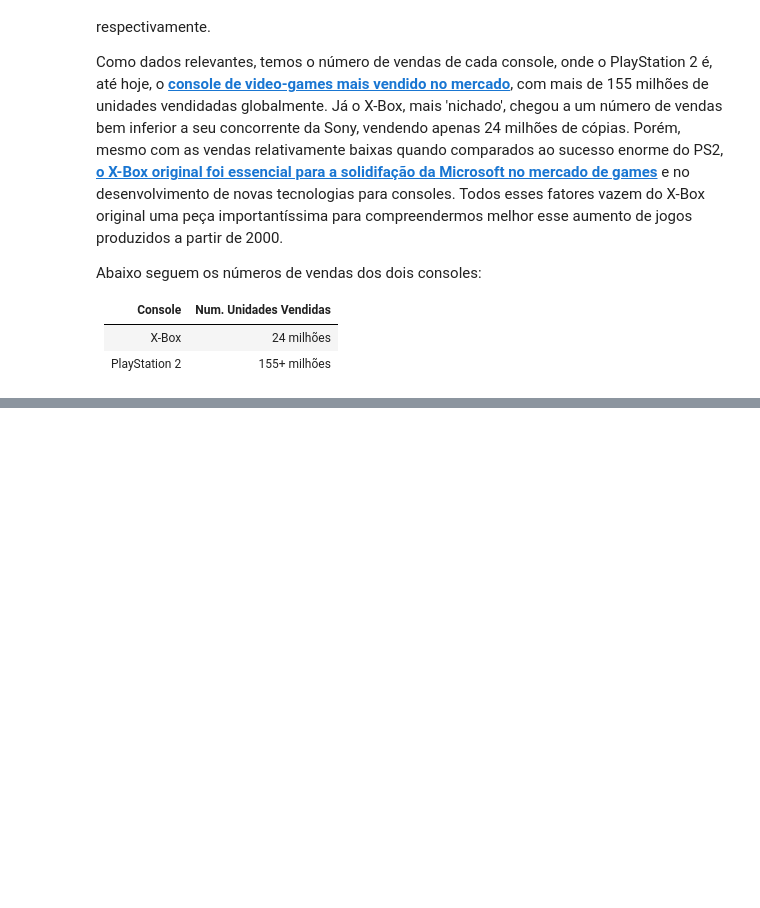
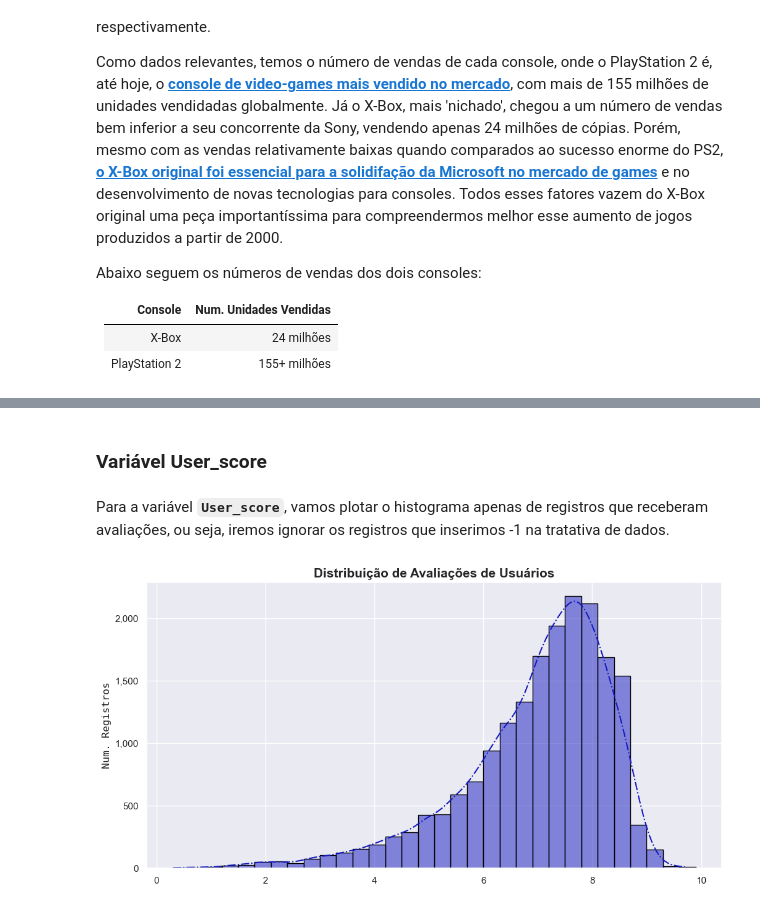
Before and after one commit to JoSEPHDev2022/Metacritc_Scores_Video_Games, a Jupyter notebook: analise_descritiva.ipynb, the cells around one changed output, grey strips where cells are left out. Drawn from its saved outputs; the diff is of its cells as text; code cells hidden in the pictures; blank space fills up the shorter version.

```diff
--- a/analise_descritiva.ipynb
+++ b/analise_descritiva.ipynb
@@ -699,0 +748,15 @@ Abaixo seguem os números de vendas dos dois consoles:
+# %% [markdown]
+### **Variável User_score**
+# %% [markdown]
+Para a variável **`User_score`**, vamos plotar o histograma apenas de registros que receberam avaliações, ou seja, iremos ignorar os registros que inserimos -1 na tratativa de dados.
+# %%
+# Coletando apenas registros que contém avaliações de usuários:
+user_score_data = data_clean.query('User_score != -1')['User_score']
+# %%
+# Histograma:
+histogram_plot(data_clean,
+               user_score_data,
+               0.3,
+               'Distribuição de Avaliações de Usuários')
+# %% [output]
+[figure, added]
```
Also changed, not shown: parts of 32 cells of this notebook.
